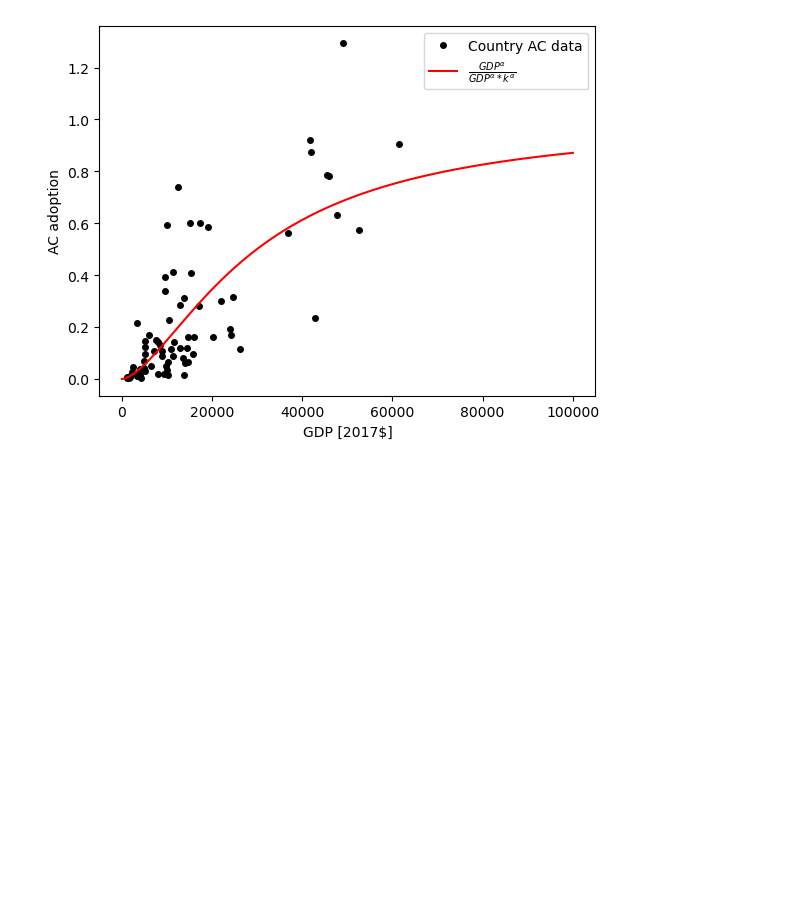
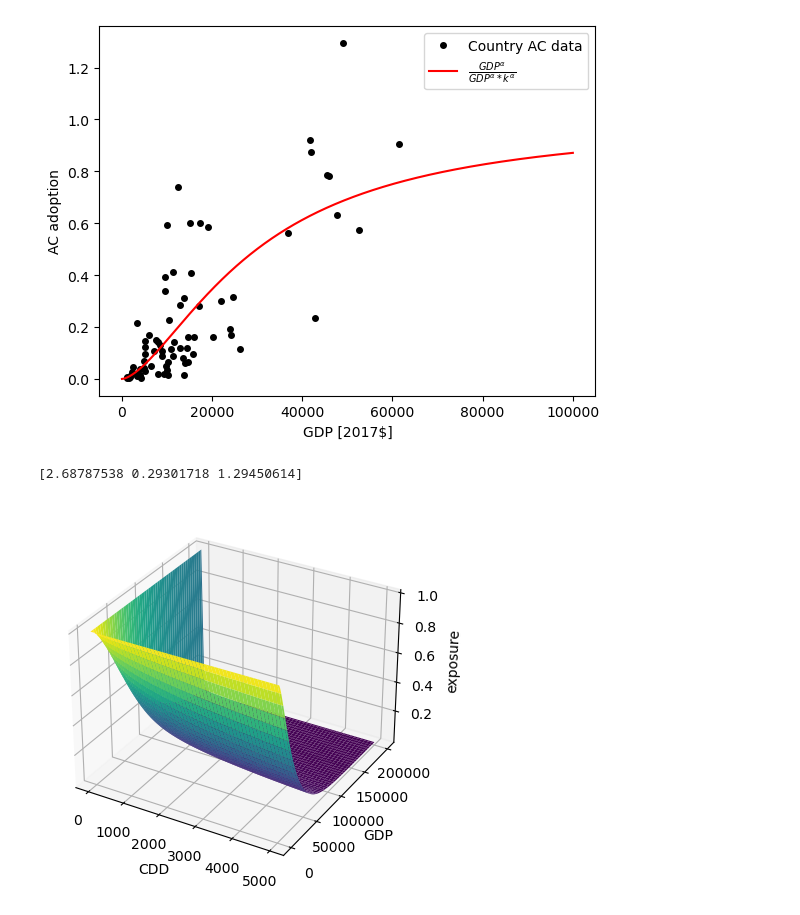
Before and after one commit to carnegie/clab_cooling_deficit_index, a Jupyter notebook: derive_exposure_function_combined.ipynb, the cells around one changed output. Saved outputs shown, nothing was run; the diff lists cells and outputs as text; code cells hidden in the pictures; blank space fills up the shorter version.

```diff
--- a/derive_exposure_function_combined.ipynb
+++ b/derive_exposure_function_combined.ipynb
@@ -81,6 +81,10 @@ def ac_access_alt(xdata, a, b, c):
     cdd, gdp = xdata
     return (sat(cdd, a) * avail_alt(gdp, b, c))
 
+def exposure_combined_exponential(xdata, a, b, c):
+    cdd, gdp = xdata
+    return (np.exp(-a * ((cdd/1000.)**b * (gdp/100000.)**c)))
+
 
 # Prepare xdata as a tuple of CDD and GDP, ydata as AC
 xdata = (ac_data["CDD"]/1000., ac_data["GDP"]/100000.)
@@ -177,3 +184,30 @@ ax.legend()
 plt.savefig("Figures/exposure_function/availability_power_fit.png")
 # %% [output]
 [figure]
+# %%
+# Alternative fit function
+xdata = (ac_data["CDD"], ac_data["GDP"])
+ydata = (1. - ac_data["AC"])
+popt_comb, pcov_comb = curve_fit(exposure_combined_exponential, xdata, ydata)
+
+with open('exposure_function_params_combined_exponential.pkl', 'wb') as f:
+    pickle.dump({'cdd_scale': popt_comb[0], 'alpha': popt_comb[1], 'k': popt_comb[2]}, f)
+
+print(popt_comb)
+# %% [output]
+[2.68787538 0.29301718 1.29450614]
+# %%
+# Plot the fit in 3D
+fig = plt.figure()
+ax = fig.add_subplot(111, projection='3d')
+cdd = np.linspace(0, 5000, 100)
+gdp = np.linspace(0, 200000, 100)
+cdd, gdp = np.meshgrid(cdd, gdp)
+ac = exposure_combined_exponential((cdd, gdp), *popt_comb)
+ax.plot_surface(cdd, gdp, ac, cmap='viridis')
+ax.set_xlabel("CDD")
+ax.set_ylabel("GDP")
+ax.set_zlabel("exposure")
+plt.savefig("Figures/exposure_function/combined_exponential_fit.png")
+# %% [output]
+[figure, added]
```
Also changed, not shown: parts of 6 cells of this notebook, 5 other files.
